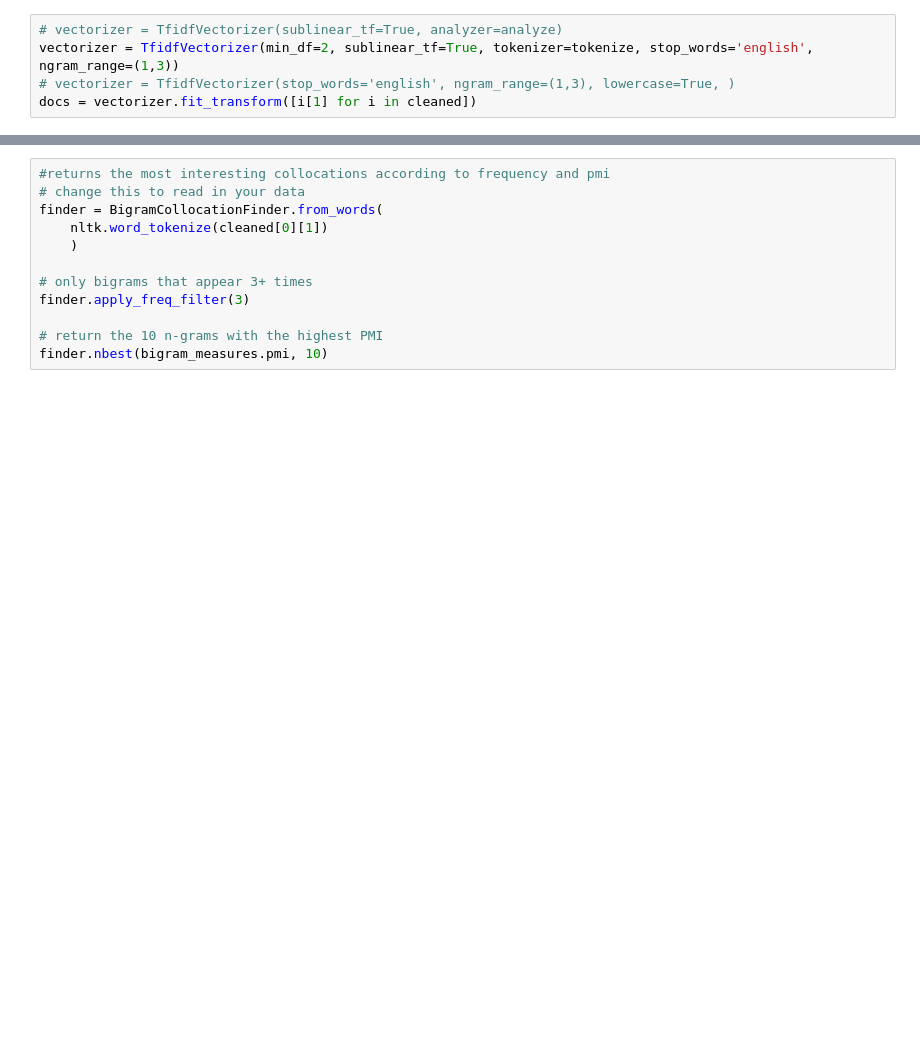
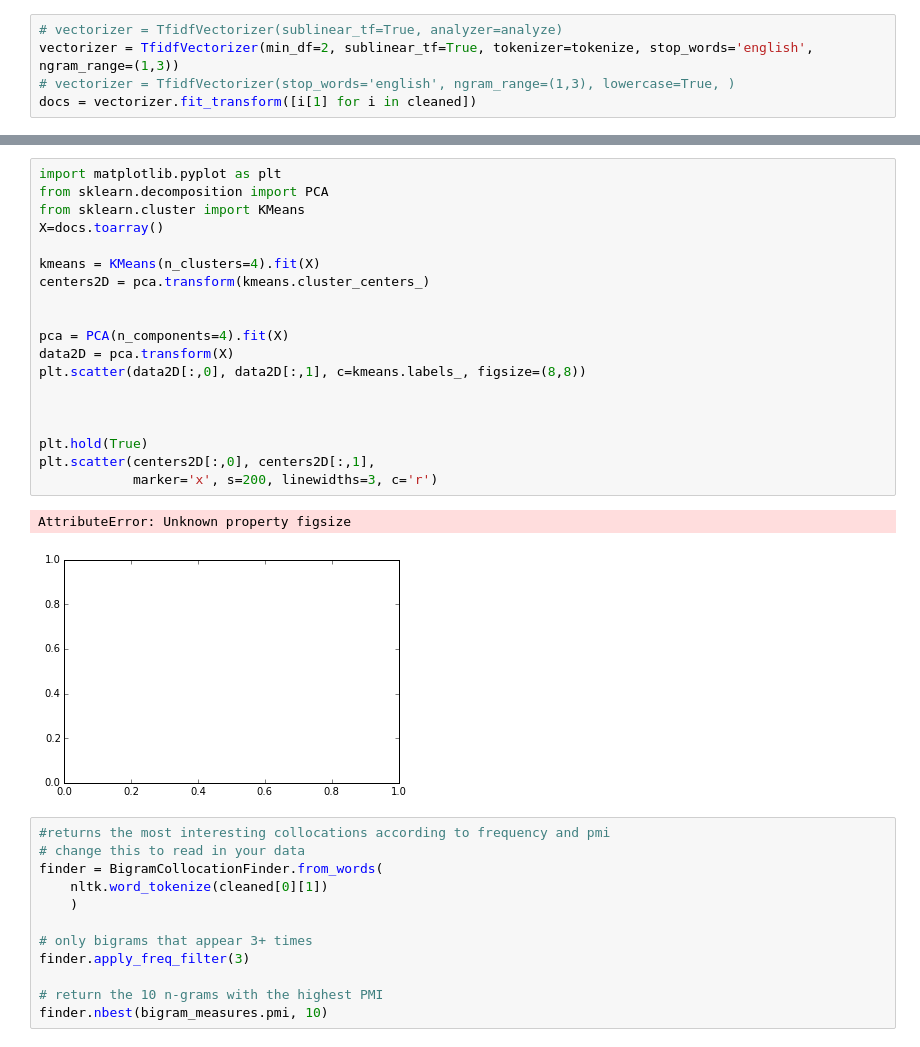
Before and after one commit to potatochip/text_processing, a Jupyter notebook: text_analysis_scratch.ipynb, the cells around one changed output, grey strips where cells are left out. Cells and saved outputs as stored; diff of their text form; blank space fills up the shorter version.

```diff
--- a/text_analysis_scratch.ipynb
+++ b/text_analysis_scratch.ipynb
@@ -134,3 +134,25 @@ Word: credit allow subpart, TF-IDF: 0.0768
+# %%
+import matplotlib.pyplot as plt
+from sklearn.decomposition import PCA
+from sklearn.cluster import KMeans
+X=docs.toarray()
+
+kmeans = KMeans(n_clusters=4).fit(X)
+centers2D = pca.transform(kmeans.cluster_centers_)
+
+
+pca = PCA(n_components=4).fit(X)
+data2D = pca.transform(X)
+plt.scatter(data2D[:,0], data2D[:,1], c=kmeans.labels_, figsize=(8,8))
+
+
+
+plt.hold(True)
+plt.scatter(centers2D[:,0], centers2D[:,1],
+            marker='x', s=200, linewidths=3, c='r')
+# %% [output]
+AttributeError: Unknown property figsize
+[figure, added]
 # %%
 #returns the most interesting collocations according to frequency and pmi
 # change this to read in your data
```
Also changed, not shown: parts of 6 cells of this notebook, 18 other files.
